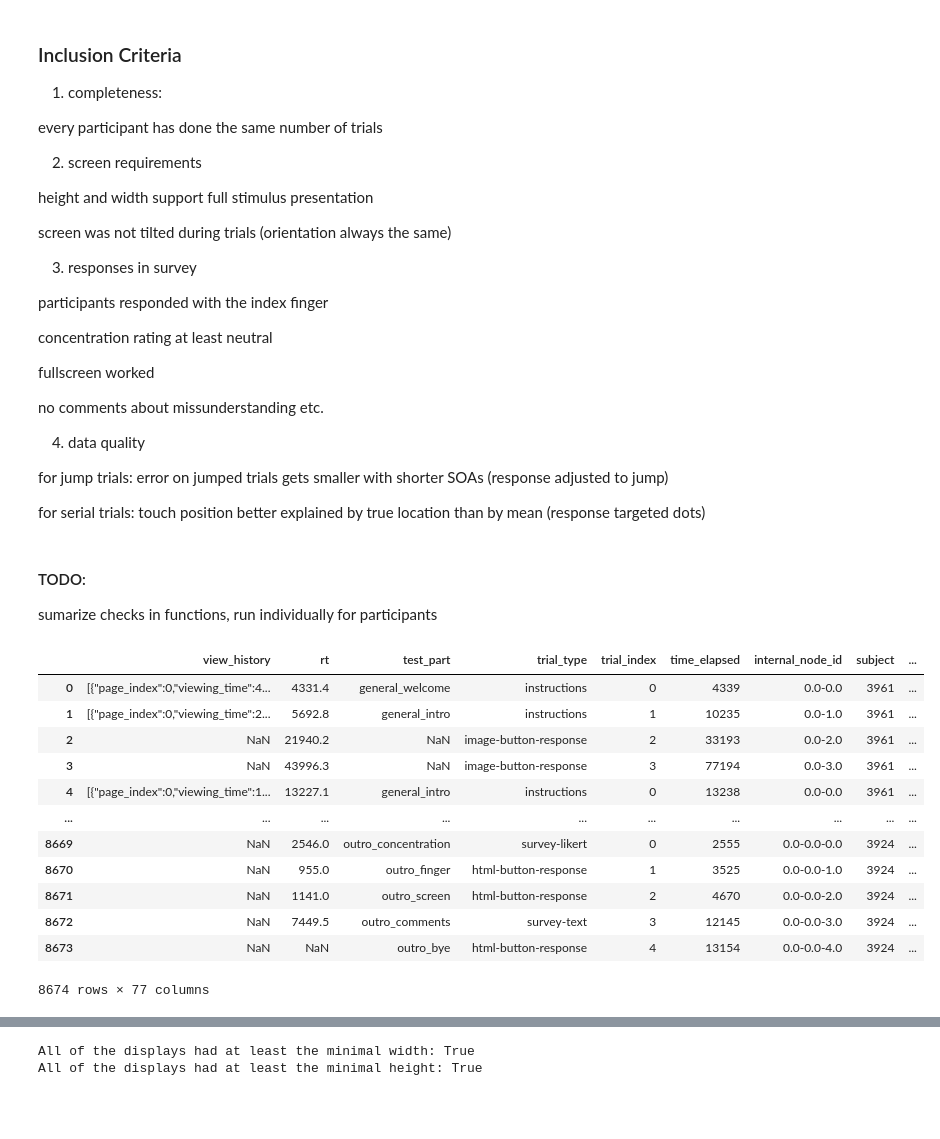
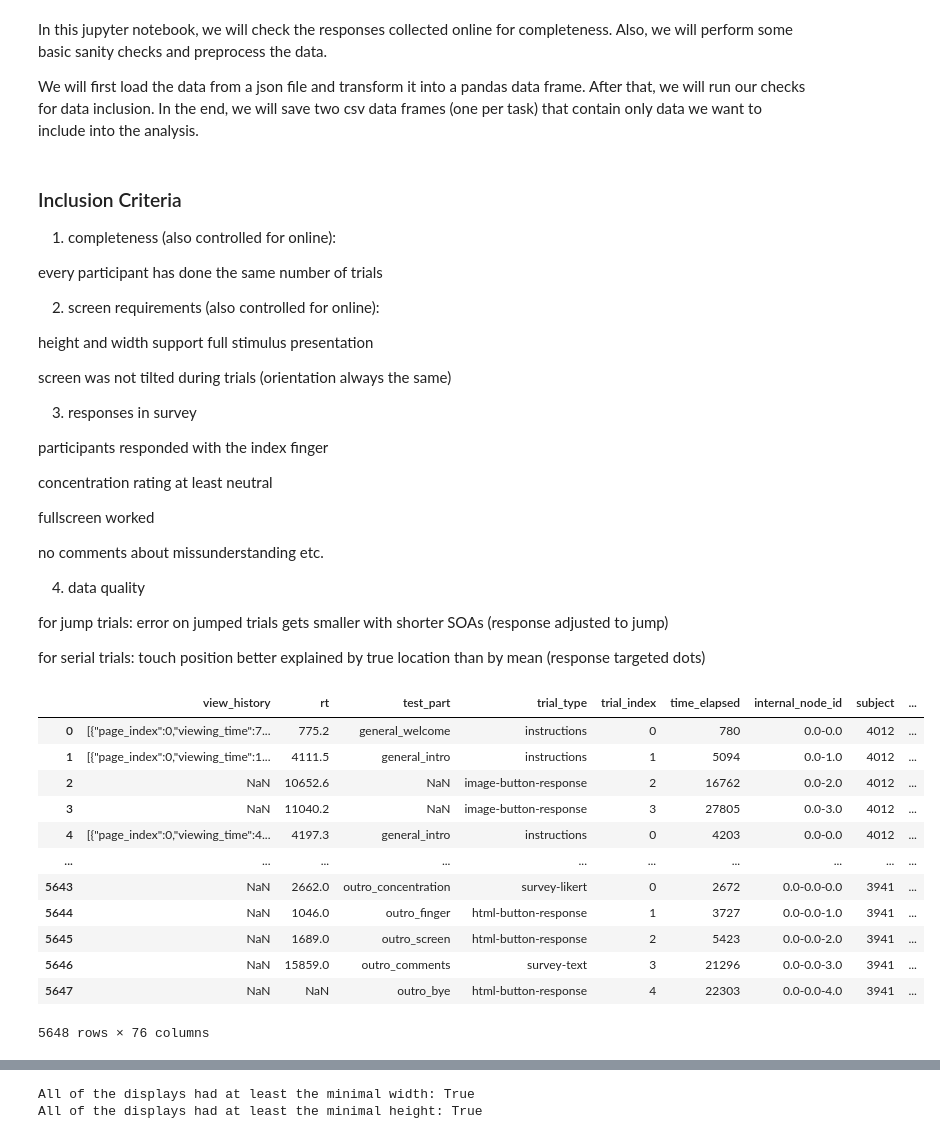
Before and after one commit to ClaraKuper/ManualInhibitionOnline, a Jupyter notebook: analysis/Sanity_Check.ipynb, the cells around one changed output, grey strips where cells are left out. Cells and saved outputs as stored; diff of their text form; code cells hidden in the pictures; blank space fills up the shorter version.

```diff
--- a/analysis/Sanity_Check.ipynb
+++ b/analysis/Sanity_Check.ipynb
@@ -7,10 +1,16 @@
+# %% [markdown]
+In this jupyter notebook, we will check the responses collected online for completeness.
+Also, we will perform some basic sanity checks and preprocess the data.
+
+We will first load the data from a json file and transform it into a pandas data frame.
+After that, we will run our checks for data inclusion. In the end, we will save two csv data frames (one per task) that contain only data we want to include into the analysis.
 # %% [markdown]
 ### Inclusion Criteria
-1. completeness:
+1. completeness (also controlled for online):
 
 every participant has done the same number of trials
 
-2. screen requirements
+2. screen requirements (also controlled for online):
 
 height and width support full stimulus presentation
 
@@ -31,10 +31,6 @@ no comments about missunderstanding etc.
 for jump trials: error on jumped trials gets smaller with shorter SOAs (response adjusted to jump)
 
 for serial trials: touch position better explained by true location than by mean (response targeted dots)
-# %% [markdown]
-#### TODO:
-
-sumarize checks in functions, run individually for participants
 # %%
 import json
 import os
@@ -55,38 +47,37 @@ shiftcmp = cls.ListedColormap(shiftcolors, name='GnGy')
 # %%
 data = {}
 # load data from different components:
 
 # the experimental component
-exp_data =  open('../data/jatos_results_09_08.txt')
+exp_data =  open('../data/jatos_results_17_08.txt')
 # unpack the data
 for ses, jf in enumerate(exp_data):
 
     # save it to a data frame
     jd = json.loads(jf)
     df = pd.DataFrame(jd)
     df['session'] = ses
 
     try:
         data = pd.concat([data,df], axis = 0)
-        #print('fail')
     except:
         data = df
 data.reset_index(drop = True, inplace = True)
 data
 # %% [output]
 |  | view_history | rt | test_part | trial_type | trial_index | time_elapsed | internal_node_id | subject | ... |
-| 0 | [{"page_index":0,"viewing_time":4... | 4331.4 | general_welcome | instructions | 0 | 4339 | 0.0-0.0 | 3961 | ... |
-| 1 | [{"page_index":0,"viewing_time":2... | 5692.8 | general_intro | instructions | 1 | 10235 | 0.0-1.0 | 3961 | ... |
-| 2 | NaN | 21940.2 | NaN | image-button-response | 2 | 33193 | 0.0-2.0 | 3961 | ... |
-| 3 | NaN | 43996.3 | NaN | image-button-response | 3 | 77194 | 0.0-3.0 | 3961 | ... |
-| 4 | [{"page_index":0,"viewing_time":1... | 13227.1 | general_intro | instructions | 0 | 13238 | 0.0-0.0 | 3961 | ... |
+| 0 | [{"page_index":0,"viewing_time":7... | 775.2 | general_welcome | instructions | 0 | 780 | 0.0-0.0 | 4012 | ... |
+| 1 | [{"page_index":0,"viewing_time":1... | 4111.5 | general_intro | instructions | 1 | 5094 | 0.0-1.0 | 4012 | ... |
+| 2 | NaN | 10652.6 | NaN | image-button-response | 2 | 16762 | 0.0-2.0 | 4012 | ... |
+| 3 | NaN | 11040.2 | NaN | image-button-response | 3 | 27805 | 0.0-3.0 | 4012 | ... |
+| 4 | [{"page_index":0,"viewing_time":4... | 4197.3 | general_intro | instructions | 0 | 4203 | 0.0-0.0 | 4012 | ... |
 | ... | ... | ... | ... | ... | ... | ... | ... | ... | ... |
-| 8669 | NaN | 2546.0 | outro_concentration | survey-likert | 0 | 2555 | 0.0-0.0-0.0 | 3924 | ... |
-| 8670 | NaN | 955.0 | outro_finger | html-button-response | 1 | 3525 | 0.0-0.0-1.0 | 3924 | ... |
-| 8671 | NaN | 1141.0 | outro_screen | html-button-response | 2 | 4670 | 0.0-0.0-2.0 | 3924 | ... |
-| 8672 | NaN | 7449.5 | outro_comments | survey-text | 3 | 12145 | 0.0-0.0-3.0 | 3924 | ... |
-| 8673 | NaN | NaN | outro_bye | html-button-response | 4 | 13154 | 0.0-0.0-4.0 | 3924 | ... |
+| 5643 | NaN | 2662.0 | outro_concentration | survey-likert | 0 | 2672 | 0.0-0.0-0.0 | 3941 | ... |
+| 5644 | NaN | 1046.0 | outro_finger | html-button-response | 1 | 3727 | 0.0-0.0-1.0 | 3941 | ... |
+| 5645 | NaN | 1689.0 | outro_screen | html-button-response | 2 | 5423 | 0.0-0.0-2.0 | 3941 | ... |
+| 5646 | NaN | 15859.0 | outro_comments | survey-text | 3 | 21296 | 0.0-0.0-3.0 | 3941 | ... |
+| 5647 | NaN | NaN | outro_bye | html-button-response | 4 | 22303 | 0.0-0.0-4.0 | 3941 | ... |
-8674 rows × 77 columns
+5648 rows × 76 columns
 # %%
 # Import jatos meta data
 jatos_meta = pd.read_csv('../data/jatos_meta.csv')
```
Also changed, not shown: parts of 21 cells of this notebook, 19 other files.
